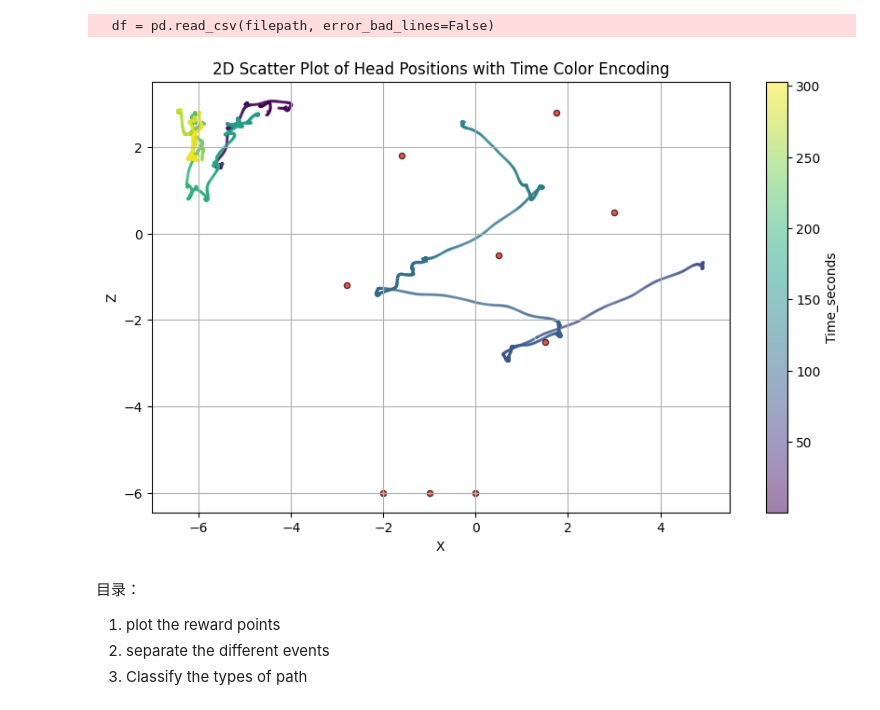
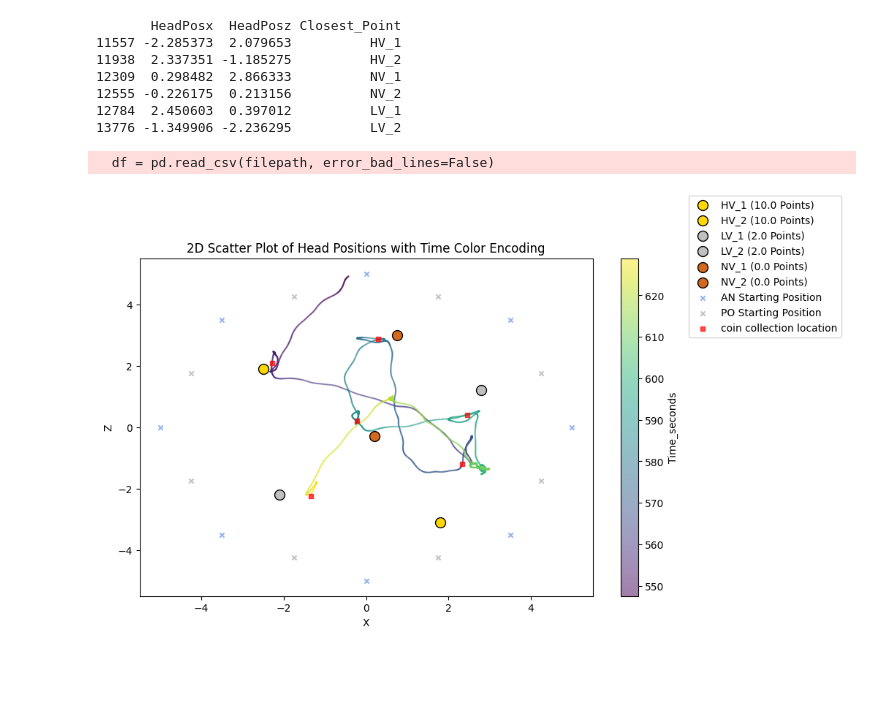
Before and after one commit to mslarson94/RewardCollectors_PathAnalysis, a Jupyter notebook: 1st_draft/position_tracking.ipynb, the cells around one changed output. Drawn from its saved outputs; the diff is of its cells as text; code cells hidden in the pictures; blank space fills up the shorter version.

```diff
--- a/1st_draft/position_tracking.ipynb
+++ b/1st_draft/position_tracking.ipynb
@@ -4 +23,41 @@ import matplotlib.pyplot as plt
+# %%
+high_values = [([-2.5, 1.9, 10.0], 'HV_1'), ([1.8, -3.1, 10.0], 'HV_2')]
+low_values = [([2.8, 1.2, 2.0], 'LV_1'), ([-2.1, -2.2, 2.0], 'LV_2')]
+null_values = [([0.75, 3.0, 0.0], 'NV_1'), ([0.2, -0.3, 0.0], 'NV_2')]
+fixed_points = {}
+for coords, label in high_values + low_values + null_values:
+    fixed_points[label] = np.array(coords[:2])  # Only take the x and y coordinates
+
+
+def find_closest_points(data):
+    for index, row in data.iterrows():
+        min_distance = np.inf
+        closest_point = None
+        current_pos = np.array([row['HeadPosx'], row['HeadPosz']])
+
+        # Check distance to each fixed point
+        for label, point in fixed_points.items():
+            distance = np.linalg.norm(current_pos - point)
+            if distance < min_distance:
+                min_distance = distance
+                closest_point = label
+
+        data.at[index, 'Closest_Point'] = closest_point
+
+    return data
+
+
+
+
+
+starting_positions = [
+        [[0.0, 5.0], [1.75, 4.25]],
+        [[3.5, 3.5], [4.25, 1.75]],
+        [[5.0, 0.0], [4.25, -1.75]],
+        [[3.5, -3.5], [1.75, -4.25]],
+        [[0.0, -5.0], [-1.75, -4.25]],
+        [[-3.5, -3.5], [-4.25, -1.75]],
+        [[-5.0, 0.0], [-4.25, 1.75]],
+        [[-3.5, 3.5], [-1.75, 4.25]]
+    ]
 # %%
@@ -53,10 +127,12 @@ print(df.head())
-# %%
-plot_head_positions('/Users/leouying/Desktop/UCLA Spring 2024/Research/SpatialModelling/A_04_09_2024_17_21_delta.csv')
-# %% [output]
-  df = pd.read_csv(filepath, error_bad_lines=False)
-[figure, removed]
-# %% [markdown]
-目录：
-1. plot the reward points
-2. separate the different events
-3. Classify the types of path
+# %%
+result= plot_head_positions('ObsReward_A_04_26_2024_14_17_delta.csv',9)
+# %% [output]
+       HeadPosx  HeadPosz Closest_Point
+11557 -2.285373  2.079653          HV_1
+11938  2.337351 -1.185275          HV_2
+12309  0.298482  2.866333          NV_1
+12555 -0.226175  0.213156          NV_2
+12784  2.450603  0.397012          LV_1
+13776 -1.349906 -2.236295          LV_2
+  df = pd.read_csv(filepath, error_bad_lines=False)
+[figure, added]
```
Also changed, not shown: parts of 7 cells of this notebook.
